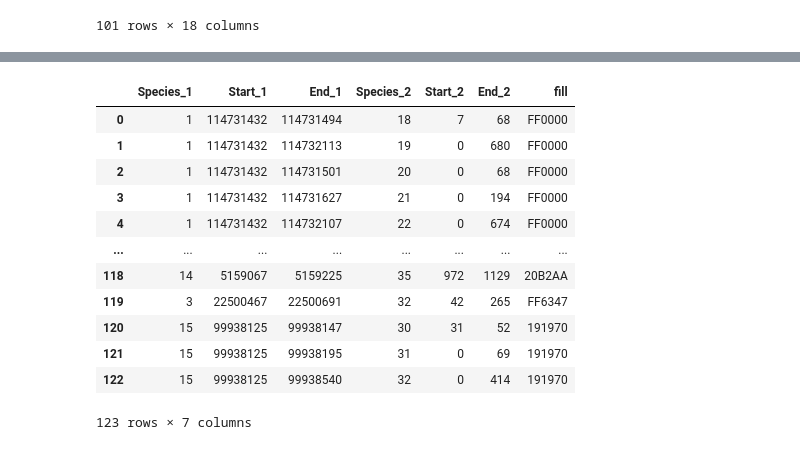
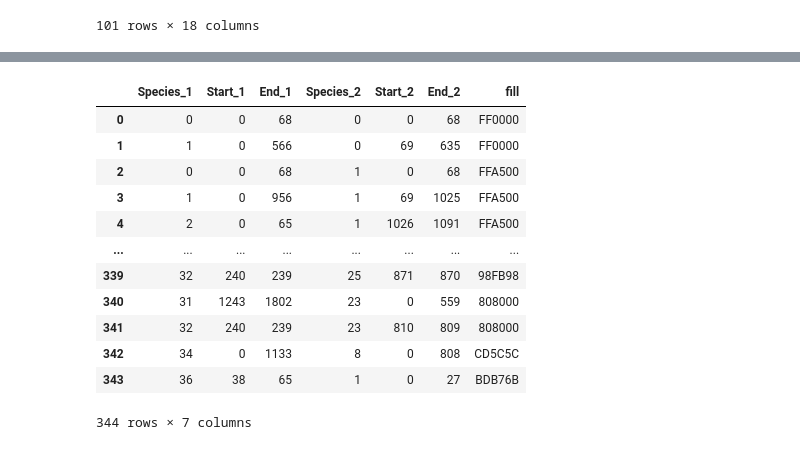
Before and after one commit to balintbiro/Oryctolagus_cuniculus_numts, a Jupyter notebook: codes/trials/data_prep_synteny_mt_scf.ipynb, the cells around one changed output, grey strips where cells are left out. Saved outputs shown, nothing was run; the diff lists cells and outputs as text; code cells hidden in the pictures.

```diff
--- a/codes/trials/data_prep_synteny_mt_scf.ipynb
+++ b/codes/trials/data_prep_synteny_mt_scf.ipynb
@@ -94,8 +94,5 @@ def scf_prep(g_id):
 # %%
-informations.append([5,1,37992211,969696,'gDNA',12,252525])#chr 5
-informations.append([6,1,27502587,969696,'gDNA',12,252525])#chr 6
-informations.append([8,1,111795807,969696,'gDNA',12,252525])#chr 8
-informations.append([10,1,47997241,969696,'gDNA',12,252525])#chr 10
+scf_numts=scf_numts.sort_values(by='mt_start')
 pd.Series(np.unique(scf_numts['g_id'])).apply(scf_prep)
 informations=pd.DataFrame(informations)
 informations.columns=['Scf','Start','End','fill','species','size','color']
@@ -226,24 +223,3 @@ soft_colors=['FAEBD7',
             '8B8378',
             '7FFFD4',
             '8B6508']
-# %%
-colors=[]
-# %%
-#soft colors
-def common_nucleotides(row):
-    global dual_synteny
-    global color_index
-    numt_range=set(np.arange(row['mt_start'],(row['mt_start']+row['mt_length'])))
-    g_id=row['g_id']
-    g_start=row['g_start']
-    common_collections=[]
-    for index, mt_range in enumerate(mt_genes):
-        common_elements=numt_range&mt_range
-        if len(common_elements)>0:
-            mt_start_index=list(mt_range).index(list(common_elements)[0])
-            mt_end_index=list(mt_range).index(list(common_elements)[-1])
-            common_collections.append([int(g_id),g_start,(g_start+len(common_elements)),
-                                      index+1,mt_start_index,mt_end_index,
-                                       colors[color_index%len(colors)]])
-    color_index+=1
-    dual_synteny+=common_collections
@@ -261,30 +254,34 @@ def common_nucleotides(row):
         if len(common_elements)>0:
             mt_start_index=list(mt_range).index(list(common_elements)[0])
             mt_end_index=list(mt_range).index(list(common_elements)[-1])
-            common_collections.append([int(g_id),g_start,(g_start+len(common_elements)),
-                                      index+1,mt_start_index,mt_end_index,colors[color_index]])#colors[color_index]])
+            scf_start_index=list(numt_range).index(list(common_elements)[0])
+            scf_end_index=list(numt_range).index(list(common_elements)[-1])
+            common_collections.append([index,mt_start_index,mt_end_index,
+                                           list(scf_numts['g_id'].unique()).index(g_id),
+                                           scf_start_index,scf_end_index,
+                                           colors[color_index%len(colors)]])
     color_index+=1
     dual_synteny+=common_collections
 # %%
 dual_synteny=[]
 color_index=0
-chr_numts.apply(common_nucleotides, axis=1)
+scf_numts.apply(common_nucleotides, axis=1)
 dual_synteny=pd.DataFrame(dual_synteny)
 dual_synteny.columns=['Species_1','Start_1','End_1','Species_2','Start_2','End_2','fill']
 dual_synteny
 # %% [output]
 |  | Species_1 | Start_1 | End_1 | Species_2 | Start_2 | End_2 | fill |
-| 0 | 1 | 114731432 | 114731494 | 18 | 7 | 68 | FF0000 |
-| 1 | 1 | 114731432 | 114732113 | 19 | 0 | 680 | FF0000 |
-| 2 | 1 | 114731432 | 114731501 | 20 | 0 | 68 | FF0000 |
-| 3 | 1 | 114731432 | 114731627 | 21 | 0 | 194 | FF0000 |
-| 4 | 1 | 114731432 | 114732107 | 22 | 0 | 674 | FF0000 |
+| 0 | 0 | 0 | 68 | 0 | 0 | 68 | FF0000 |
+| 1 | 1 | 0 | 566 | 0 | 69 | 635 | FF0000 |
+| 2 | 0 | 0 | 68 | 1 | 0 | 68 | FFA500 |
+| 3 | 1 | 0 | 956 | 1 | 69 | 1025 | FFA500 |
+| 4 | 2 | 0 | 65 | 1 | 1026 | 1091 | FFA500 |
 | ... | ... | ... | ... | ... | ... | ... | ... |
-| 118 | 14 | 5159067 | 5159225 | 35 | 972 | 1129 | 20B2AA |
-| 119 | 3 | 22500467 | 22500691 | 32 | 42 | 265 | FF6347 |
-| 120 | 15 | 99938125 | 99938147 | 30 | 31 | 52 | 191970 |
-| 121 | 15 | 99938125 | 99938195 | 31 | 0 | 69 | 191970 |
-| 122 | 15 | 99938125 | 99938540 | 32 | 0 | 414 | 191970 |
+| 339 | 32 | 240 | 239 | 25 | 871 | 870 | 98FB98 |
+| 340 | 31 | 1243 | 1802 | 23 | 0 | 559 | 808000 |
+| 341 | 32 | 240 | 239 | 23 | 810 | 809 | 808000 |
+| 342 | 34 | 0 | 1133 | 8 | 0 | 808 | CD5C5C |
+| 343 | 36 | 38 | 65 | 1 | 0 | 27 | BDB76B |
-123 rows × 7 columns
+344 rows × 7 columns
 # %%
 dual_synteny.to_csv(home_dir+'dual_synteny_mt_scf.csv',index=False)
```
Also changed, not shown: parts of 5 cells of this notebook, 3 other files.
